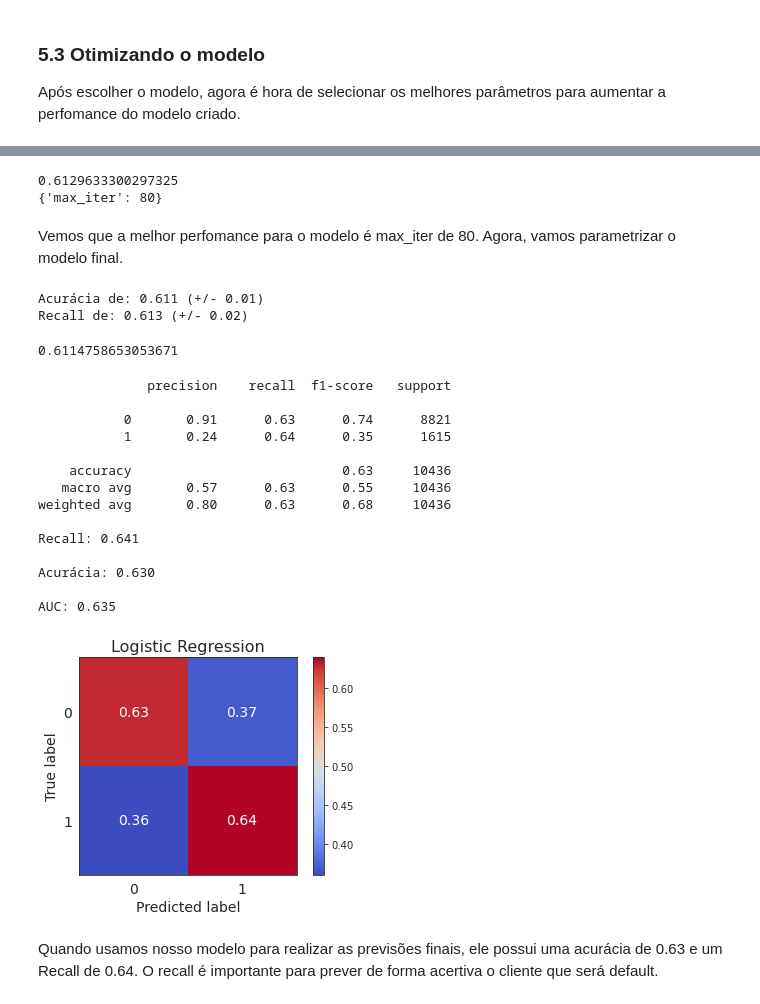
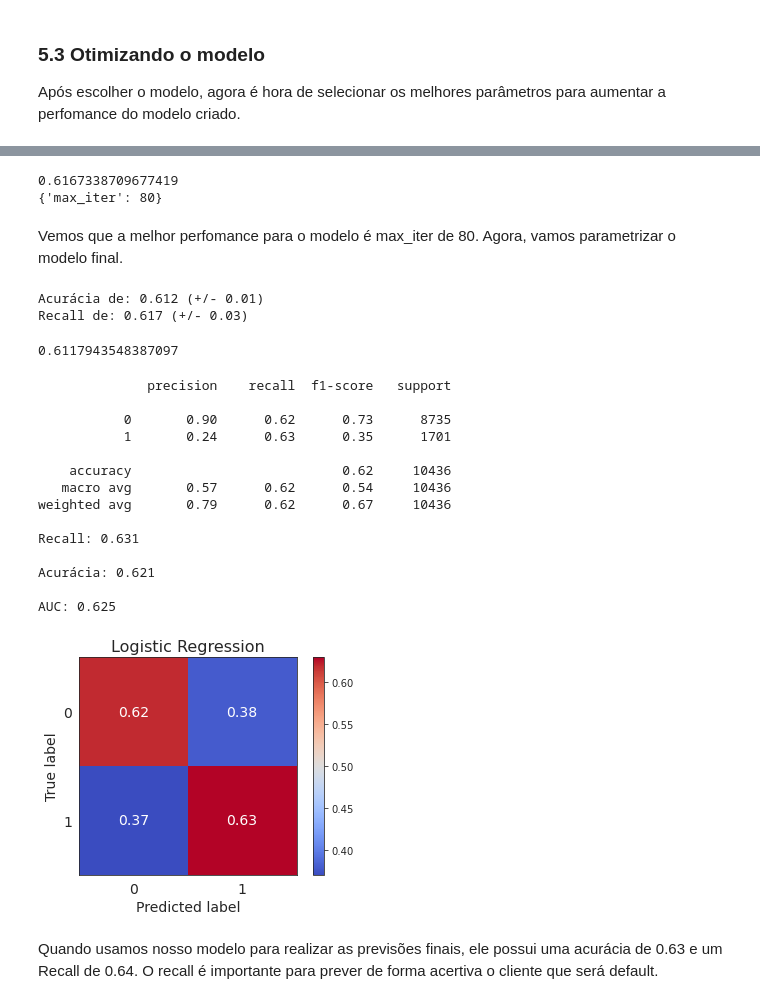
Before and after one commit to matheusbuniotto/portfolio, a Jupyter notebook: Projects/Projeto Risco de Crédito.ipynb, the cells around one changed output, grey strips where cells are left out. Drawn from its saved outputs; the diff is of its cells as text; code cells hidden in the pictures.

```diff
--- a/Projects/Projeto Risco de Crédito.ipynb
+++ b/Projects/Projeto Risco de Crédito.ipynb
@@ -282,7 +282,7 @@ df_clean['last_borrowed_in_months'].fillna(df_clean['last_borrowed_in_months'].m
 df_clean['ok_since'].fillna(df_clean['ok_since'].mean(), axis=0, inplace=True)
 df_clean['credit_limit'].fillna(df_clean['credit_limit'].median(), axis=0, inplace=True)
 df_clean['external_data_provider_credit_checks_last_year'].fillna(df_clean['external_data_provider_credit_checks_last_year'].mean(), axis=0, inplace=True)
-df_clean['reported_income'].fillna(df_clean['reported_income'].mean(), axis=0, inplace=True)
+df_clean['reported_income'].fillna(df_clean['reported_income'].median(), axis=0, inplace=True)
 df_clean['external_data_provider_email_seen_before'].fillna(df_clean['external_data_provider_email_seen_before'].mean(), axis=0, inplace=True)
 df_clean['n_bankruptcies'].fillna(df_clean['n_bankruptcies'].mean(), axis=0, inplace=True)
 df_clean['n_defaulted_loans'].fillna(df_clean['n_defaulted_loans'].mean(), axis=0, inplace=True)
@@ -344,6 +380,6 @@ scaler = StandardScaler()
 var_num = df_clean.select_dtypes('float', 'int')
 var_num = var_num.columns
 # %%
-df_norm[var_num] = scaler.fit_transform(df_norm[var_num].values)
-df_norm.head()
+X_train[var_num] = scaler.fit_transform(X_train[var_num].values)
+X_train.head()
 # %% [output]
@@ -528,7 +533,7 @@ clf.fit(X_under, y_under)
 print(clf.best_score_)
 print(clf.best_params_)
 # %% [output]
-0.6129633300297325
+0.6167338709677419
 {'max_iter': 80}
 # %% [markdown]
 Vemos que a melhor perfomance para o modelo é max_iter de 80. Agora, vamos parametrizar o modelo final.
@@ -536,48 +541,49 @@ Vemos que a melhor perfomance para o modelo é max_iter de 80. Agora, vamos para
 lr = LogisticRegression(max_iter = 80)
 validation(X_under, y_under, lr)
 # %% [output]
-Acurácia de: 0.611 (+/- 0.01)
-Recall de: 0.613 (+/- 0.02)
+Acurácia de: 0.612 (+/- 0.01)
+Recall de: 0.617 (+/- 0.03)
-0.6114758653053671
+0.6117943548387097
 # %%
 #1 importar modelos
 lr = LogisticRegression(max_iter = 80, l1_ratio='l1')
 
 #2 treinar modelo
 lr.fit(X_under, y_under)
+X_test[var_num] = scaler.transform(X_test[var_num].values)
 
 #3 ML nos dados de teste
 y_pred = lr.predict(X_test)
 y_proba = lr.predict_proba(X_test)
 
 #4 Classification Report
 print(classification_report(y_test, y_pred))
 print("Recall: {:.3f}\n".format(recall_score(y_test, y_pred)))
 print("Acurácia: {:.3f}\n".format(accuracy_score(y_test, y_pred)))
 print("AUC: {:.3}\n".format(roc_auc_score(y_test, y_pred)))
 
 # plotar matriz de confusão
 skplt.metrics.plot_confusion_matrix(y_test, y_pred, normalize=True,
                                     title='Logistic Regression',
                                     title_fontsize=16,
                                     text_fontsize=14,
                                     cmap='coolwarm');
 # %% [output]
               precision    recall  f1-score   support
 
-           0       0.91      0.63      0.74      8821
-           1       0.24      0.64      0.35      1615
+           0       0.90      0.62      0.73      8735
+           1       0.24      0.63      0.35      1701
 
-    accuracy                           0.63     10436
-   macro avg       0.57      0.63      0.55     10436
-weighted avg       0.80      0.63      0.68     10436
+    accuracy                           0.62     10436
+   macro avg       0.57      0.62      0.54     10436
+weighted avg       0.79      0.62      0.67     10436
 
-Recall: 0.641
+Recall: 0.631
 
-Acurácia: 0.630
+Acurácia: 0.621
 
-AUC: 0.635
+AUC: 0.625
-[figure, old version]
+[figure, new version]
 # %% [markdown]
 Quando usamos nosso modelo para realizar as previsões finais, ele possui uma acurácia de 0.63 e um Recall de 0.64. O recall é importante para prever de forma acertiva o cliente que será default.
 # %% [markdown]
```
Also changed, not shown: parts of 22 cells of this notebook.
